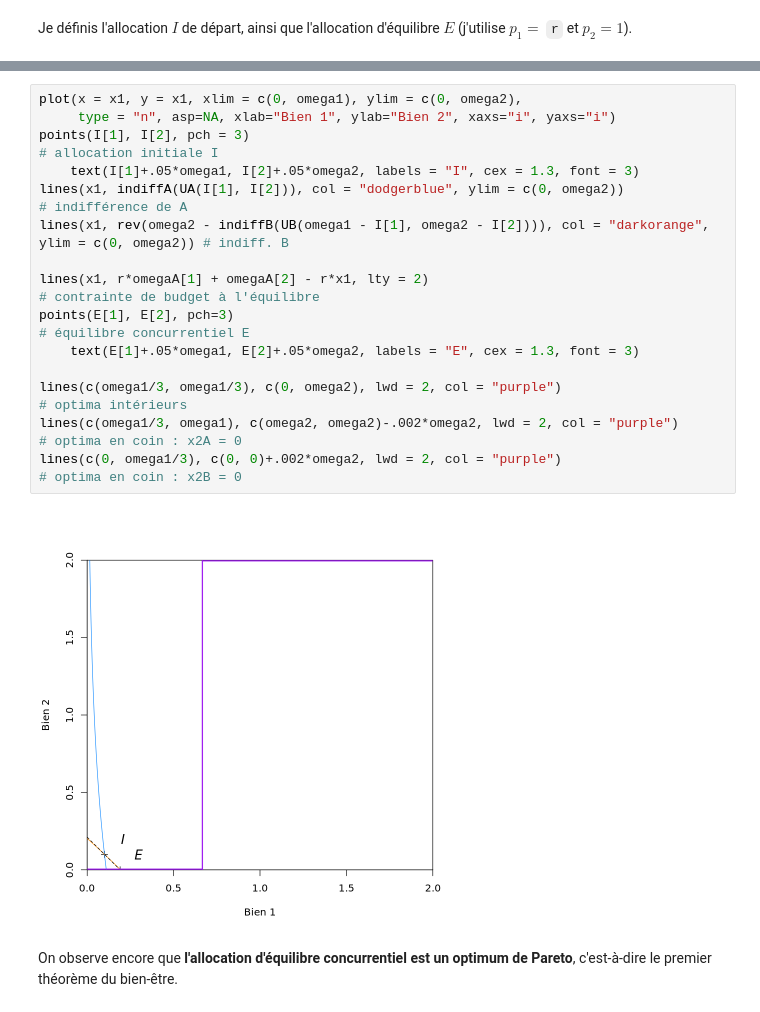
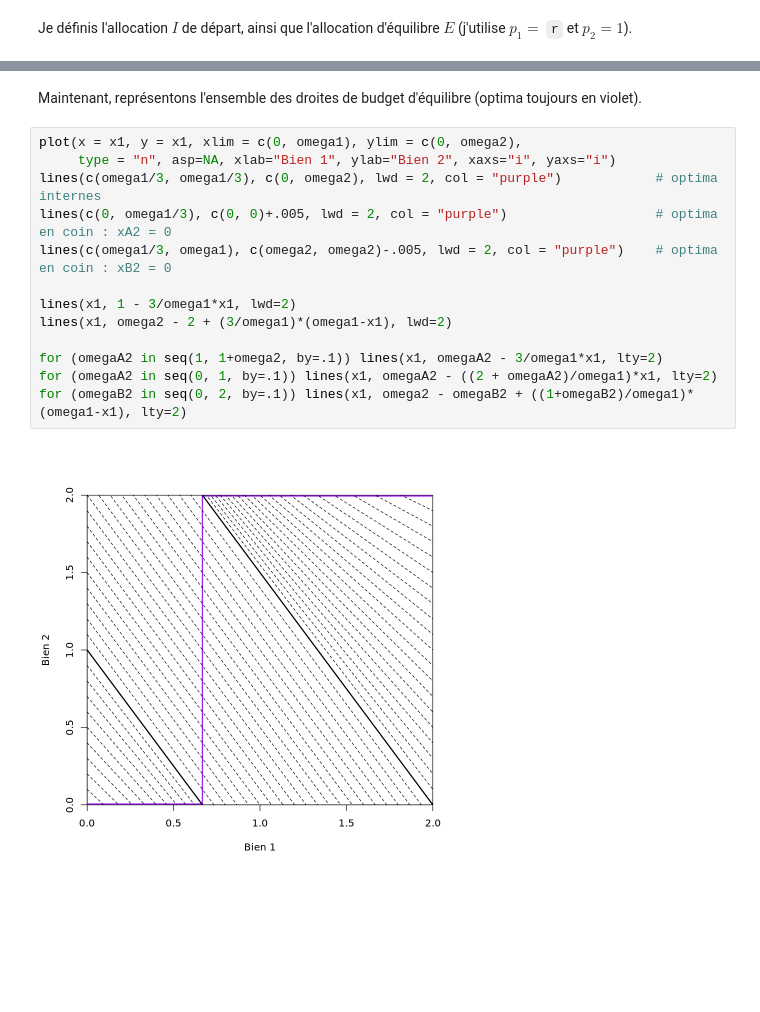
Before and after one commit to antoine-jacquet/TeachingBinder, a Jupyter notebook: Teaching/Microéconomie 5/micro5-TD3-ex1.ipynb, the cells around one changed output, grey strips where cells are left out. Saved outputs shown, nothing was run; the diff lists cells and outputs as text; blank space fills up the shorter version.

```diff
--- a/Teaching/Microéconomie 5/micro5-TD3-ex1.ipynb
+++ b/Teaching/Microéconomie 5/micro5-TD3-ex1.ipynb
@@ -180,19 +272,17 @@ De nouveau, essayons de tracer la courbe des optima selon la méthode vue au TD1
-# %%
-plot(x = x1, y = x1, xlim = c(0, omega1), ylim = c(0, omega2),
-     type = "n", asp=NA, xlab="Bien 1", ylab="Bien 2", xaxs="i", yaxs="i")
-points(I[1], I[2], pch = 3)                                                              # allocation initiale I
-    text(I[1]+.05*omega1, I[2]+.05*omega2, labels = "I", cex = 1.3, font = 3)
-lines(x1, indiffA(UA(I[1], I[2])), col = "dodgerblue", ylim = c(0, omega2))              # indifférence de A
-lines(x1, rev(omega2 - indiffB(UB(omega1 - I[1], omega2 - I[2]))), col = "darkorange", ylim = c(0, omega2)) # indiff. B
-
-lines(x1, r*omegaA[1] + omegaA[2] - r*x1, lty = 2)                                       # contrainte de budget à l'équilibre
-points(E[1], E[2], pch=3)                                                                # équilibre concurrentiel E
-    text(E[1]+.05*omega1, E[2]+.05*omega2, labels = "E", cex = 1.3, font = 3)
-
-lines(c(omega1/3, omega1/3), c(0, omega2), lwd = 2, col = "purple")                      # optima intérieurs
-lines(c(omega1/3, omega1), c(omega2, omega2)-.002*omega2, lwd = 2, col = "purple")       # optima en coin : x2A = 0
-lines(c(0, omega1/3), c(0, 0)+.002*omega2, lwd = 2, col = "purple")                      # optima en coin : x2B = 0
-# %% [output]
-[figure, removed]
-# %% [markdown]
-On observe encore que **l'allocation d'équilibre concurrentiel est un optimum de Pareto**, c'est-à-dire le premier théorème du bien-être.
+# %% [markdown]
+Maintenant, représentons l'ensemble des droites de budget d'équilibre (optima toujours en violet).
+# %%
+plot(x = x1, y = x1, xlim = c(0, omega1), ylim = c(0, omega2),
+     type = "n", asp=NA, xlab="Bien 1", ylab="Bien 2", xaxs="i", yaxs="i")
+lines(c(omega1/3, omega1/3), c(0, omega2), lwd = 2, col = "purple")            # optima internes
+lines(c(0, omega1/3), c(0, 0)+.005, lwd = 2, col = "purple")                   # optima en coin : xA2 = 0
+lines(c(omega1/3, omega1), c(omega2, omega2)-.005, lwd = 2, col = "purple")    # optima en coin : xB2 = 0
+
+lines(x1, 1 - 3/omega1*x1, lwd=2)
+lines(x1, omega2 - 2 + (3/omega1)*(omega1-x1), lwd=2)
+
+for (omegaA2 in seq(1, 1+omega2, by=.1)) lines(x1, omegaA2 - 3/omega1*x1, lty=2)
+for (omegaA2 in seq(0, 1, by=.1)) lines(x1, omegaA2 - ((2 + omegaA2)/omega1)*x1, lty=2)
+for (omegaB2 in seq(0, 2, by=.1)) lines(x1, omega2 - omegaB2 + ((1+omegaB2)/omega1)*(omega1-x1), lty=2)
+# %% [output]
+[figure, added]
```
Also changed, not shown: parts of 11 cells of this notebook, 1 other file.
